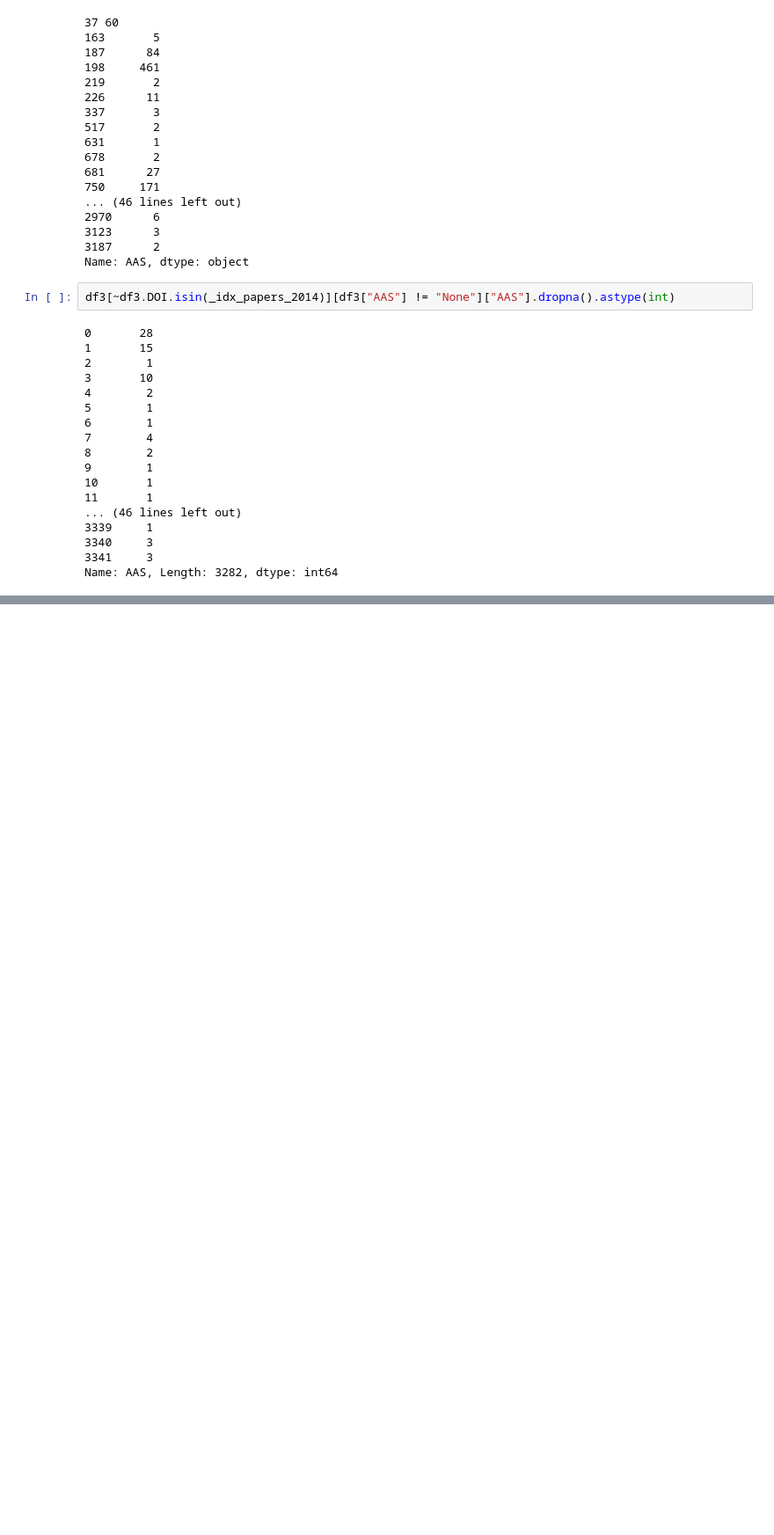
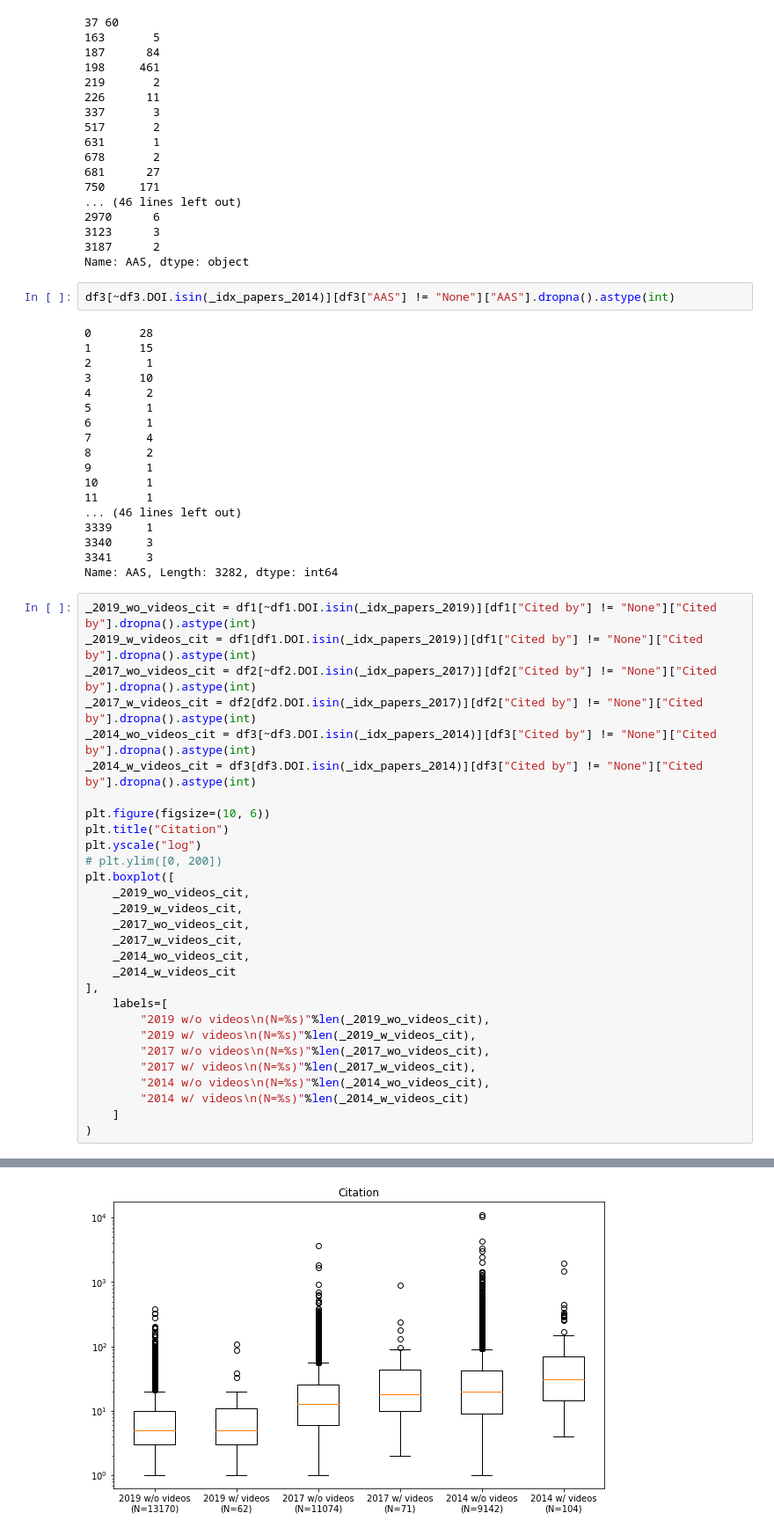
Before and after one commit to Hweemyoung/mastersdegree, a Jupyter notebook: ytcrawl/customs/200819.ipynb, the cells around one changed output, grey strips where cells are left out. Shown at 88% size. Drawn from its saved outputs; the diff is of its cells as text; blank space fills up the shorter version.

```diff
--- a/ytcrawl/customs/200819.ipynb
+++ b/ytcrawl/customs/200819.ipynb
@@ -119,3 +149,33 @@ df3[~df3.DOI.isin(_idx_papers_2014)][df3["AAS"] != "None"]["AAS"].dropna().astyp
 3340     3
 3341     3
 Name: AAS, Length: 3282, dtype: int64
+# %%
+_2019_wo_videos_cit = df1[~df1.DOI.isin(_idx_papers_2019)][df1["Cited by"] != "None"]["Cited by"].dropna().astype(int)
+_2019_w_videos_cit = df1[df1.DOI.isin(_idx_papers_2019)][df1["Cited by"] != "None"]["Cited by"].dropna().astype(int)
+_2017_wo_videos_cit = df2[~df2.DOI.isin(_idx_papers_2017)][df2["Cited by"] != "None"]["Cited by"].dropna().astype(int)
+_2017_w_videos_cit = df2[df2.DOI.isin(_idx_papers_2017)][df2["Cited by"] != "None"]["Cited by"].dropna().astype(int)
+_2014_wo_videos_cit = df3[~df3.DOI.isin(_idx_papers_2014)][df3["Cited by"] != "None"]["Cited by"].dropna().astype(int)
+_2014_w_videos_cit = df3[df3.DOI.isin(_idx_papers_2014)][df3["Cited by"] != "None"]["Cited by"].dropna().astype(int)
+
+plt.figure(figsize=(10, 6))
+plt.title("Citation")
+plt.yscale("log")
+# plt.ylim([0, 200])
+plt.boxplot([
+    _2019_wo_videos_cit,
+    _2019_w_videos_cit,
+    _2017_wo_videos_cit,
+    _2017_w_videos_cit,
+    _2014_wo_videos_cit,
+    _2014_w_videos_cit
+],
+    labels=[
+        "2019 w/o videos\n(N=%s)"%len(_2019_wo_videos_cit),
+        "2019 w/ videos\n(N=%s)"%len(_2019_w_videos_cit),
+        "2017 w/o videos\n(N=%s)"%len(_2017_wo_videos_cit),
+        "2017 w/ videos\n(N=%s)"%len(_2017_w_videos_cit),
+        "2014 w/o videos\n(N=%s)"%len(_2014_wo_videos_cit),
+        "2014 w/ videos\n(N=%s)"%len(_2014_w_videos_cit)
+    ]
+)
+# %% [output]
@@ -121,0 +199 @@ Name: AAS, Length: 3282, dtype: int64
+[figure, added]
```
Also changed, not shown: parts of 16 cells of this notebook, 40 other files.
